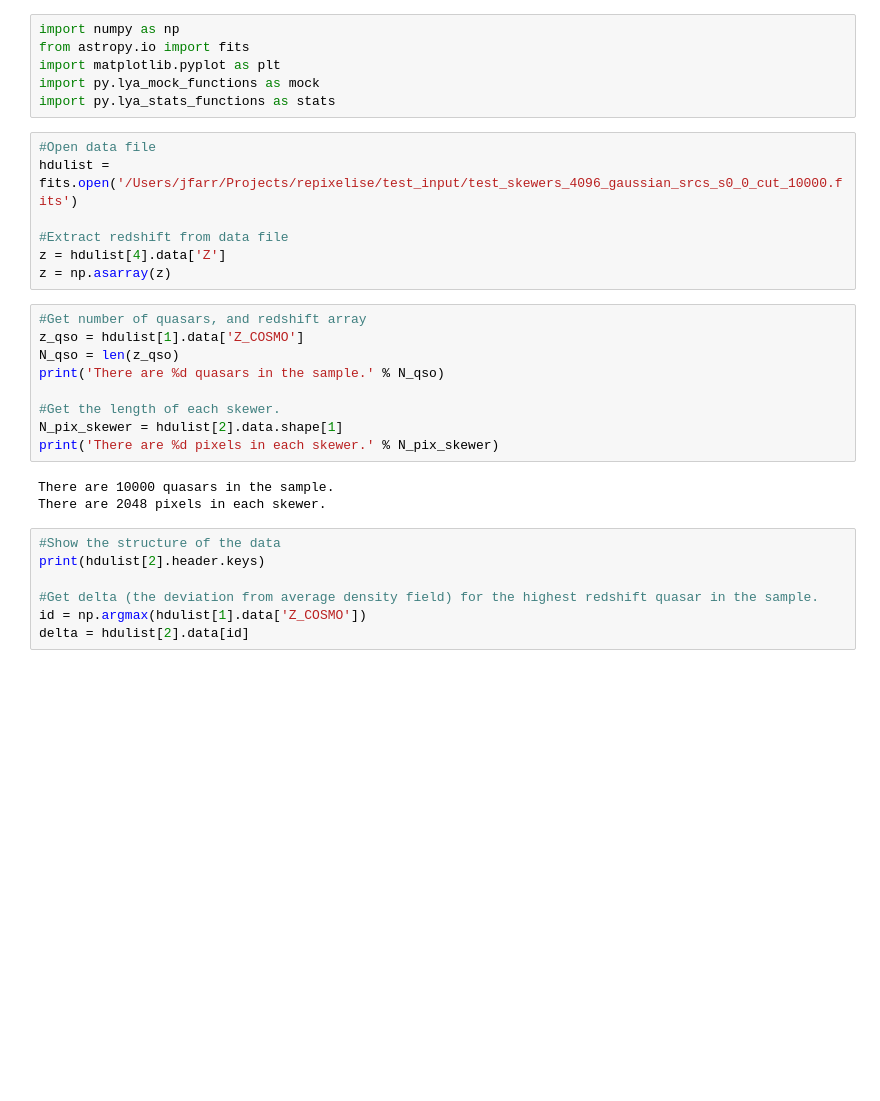
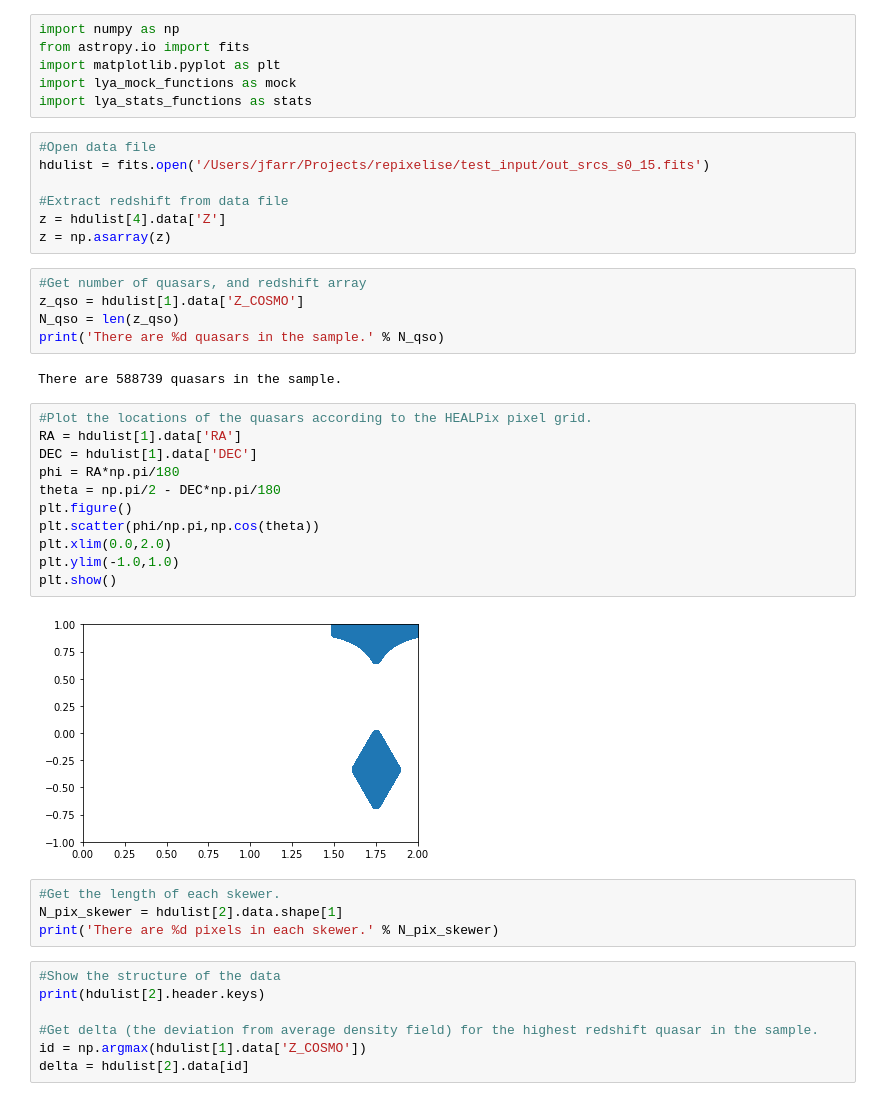
Before and after one commit to igmhub/LyaCoLoRe, a Jupyter notebook: example_scripts/read_skewers_lya.ipynb, the cells around one changed output. Cells and saved outputs as stored; diff of their text form; blank space fills up the shorter version.

```diff
--- a/example_scripts/read_skewers_lya.ipynb
+++ b/example_scripts/read_skewers_lya.ipynb
@@ -2,11 +2,11 @@
 import numpy as np
 from astropy.io import fits
 import matplotlib.pyplot as plt
-import py.lya_mock_functions as mock
-import py.lya_stats_functions as stats
+import lya_mock_functions as mock
+import lya_stats_functions as stats
 # %%
 #Open data file
-hdulist = fits.open('/Users/jfarr/Projects/repixelise/test_input/test_skewers_4096_gaussian_srcs_s0_0_cut_10000.fits')
+hdulist = fits.open('/Users/jfarr/Projects/repixelise/test_input/out_srcs_s0_15.fits')
 
 #Extract redshift from data file
 z = hdulist[4].data['Z']
@@ -16,13 +16,25 @@ z = np.asarray(z)
 z_qso = hdulist[1].data['Z_COSMO']
 N_qso = len(z_qso)
 print('There are %d quasars in the sample.' % N_qso)
-
-#Get the length of each skewer.
-N_pix_skewer = hdulist[2].data.shape[1]
-print('There are %d pixels in each skewer.' % N_pix_skewer)
 # %% [output]
-There are 10000 quasars in the sample.
-There are 2048 pixels in each skewer.
+There are 588739 quasars in the sample.
+# %%
+#Plot the locations of the quasars according to the HEALPix pixel grid.
+RA = hdulist[1].data['RA']
+DEC = hdulist[1].data['DEC']
+phi = RA*np.pi/180
+theta = np.pi/2 - DEC*np.pi/180
+plt.figure()
+plt.scatter(phi/np.pi,np.cos(theta))
+plt.xlim(0.0,2.0)
+plt.ylim(-1.0,1.0)
+plt.show()
+# %% [output]
+[figure, added]
+# %%
+#Get the length of each skewer.
+N_pix_skewer = hdulist[2].data.shape[1]
+print('There are %d pixels in each skewer.' % N_pix_skewer)
 # %%
 #Show the structure of the data
 print(hdulist[2].header.keys)
```
Also changed, not shown: 8 other files.
